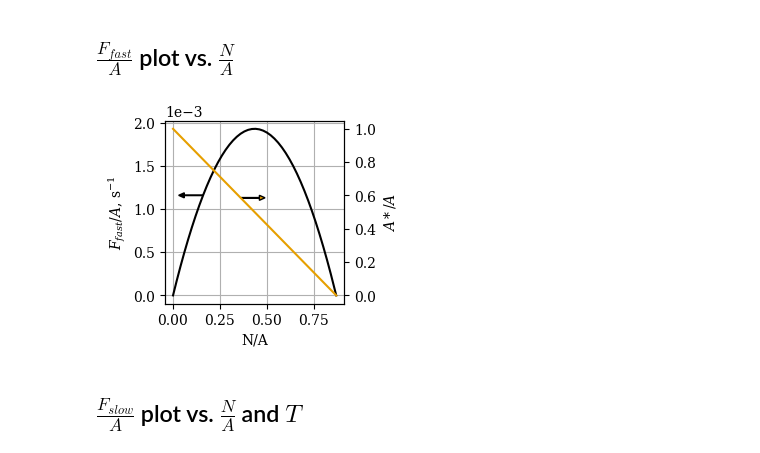
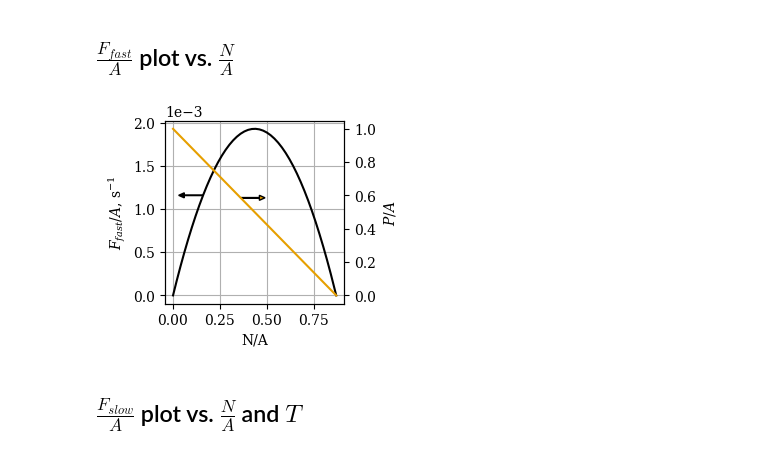
Before and after one commit to ELFREELAND/minecraft_sheep, a Jupyter notebook: deterministic/deterministic_plots.ipynb, the cells around one changed output. Saved outputs shown, nothing was run; the diff lists cells and outputs as text; code cells hidden in the pictures.

```diff
--- a/deterministic/deterministic_plots.ipynb
+++ b/deterministic/deterministic_plots.ipynb
@@ -44,35 +44,35 @@ f, ax = plt.subplots(layout="constrained", figsize=(3,2.5))
 pt1 = ax.plot(density, F_fastA)
 pt1[0].set_color(wong_colors[0])
 
 ax.set_xlabel("N/A")
 ax.set_ylabel("$F_{fast}/A$, s$^{-1}$")
 ax.grid(True)
 
 ax.ticklabel_format(scilimits=(-2,5))
 
 ax.arrow(density[8], F_fastA[8], -0.1, 0,
          width=0.003*(F_fastA.max()-F_fastA.min()),
          head_width=0.03*(F_fastA.max()-F_fastA.min()),
          head_length=0.03,
          facecolor=wong_colors[0])
 
 ax2 = ax.twinx()
 
 pt2 = ax2.plot(density, X_g)
 pt2[0].set_color(wong_colors[1])
 
-ax2.set_ylabel("$A*/A$")
+ax2.set_ylabel("$P/A$")
 
 ax2.arrow(density[18], X_g[18], 0.1, 0,
          width=0.003*(X_g.max()-X_g.min()),
          head_width=0.03*(X_g.max()-X_g.min()),
          head_length=0.03,
          facecolor=wong_colors[1])
 
 #plt.show()
 plt.savefig("f_fast.pdf")
 # %% [output]
-[figure, old version]
+[figure, new version]
 # %% [markdown]
 ## $\frac{F_{slow}}{A}$ plot vs. $\frac{N}{A}$ and $T$
 # %%
```
Also changed, not shown: parts of 2 cells of this notebook, 9 other files.
